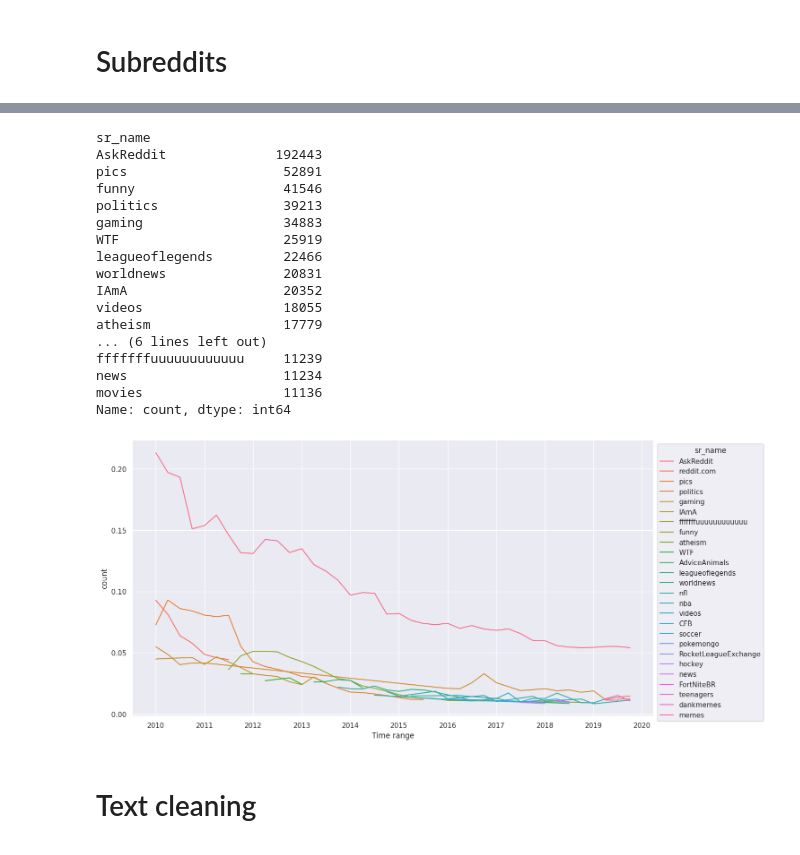
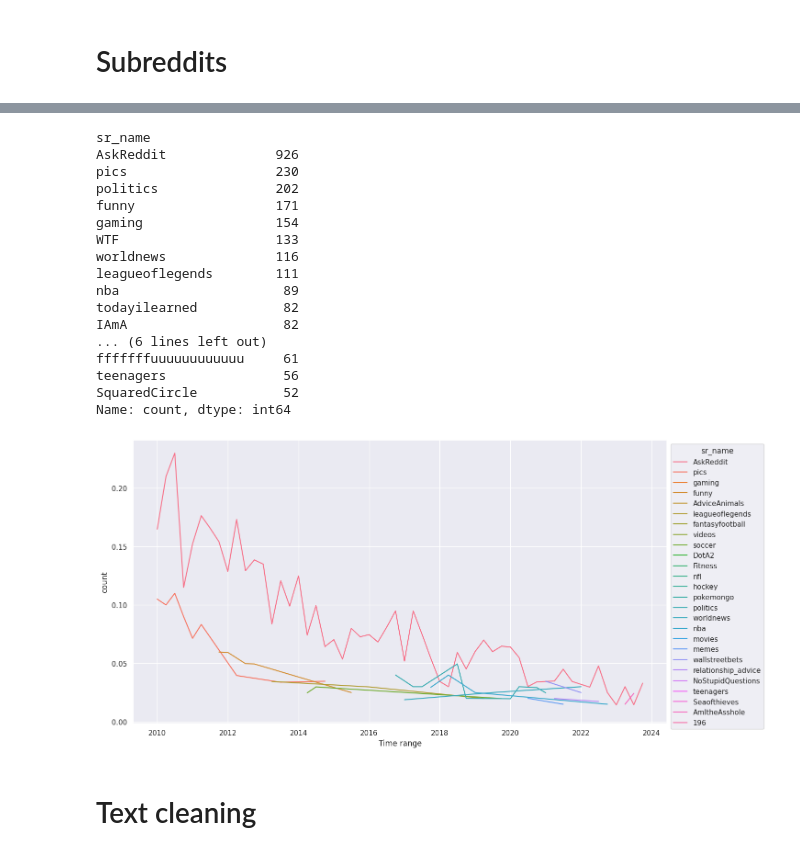
Before and after one commit to gems-cyberlang/cyberlang-learning, a Jupyter notebook: data-collection/praw-playground.ipynb, the cells around one changed output, grey strips where cells are left out. Cells and saved outputs as stored; diff of their text form; code cells hidden in the pictures.

```diff
--- a/data-collection/praw-playground.ipynb
+++ b/data-collection/praw-playground.ipynb
@@ -126,0 +91,3 @@ Length: 390185, dtype: int64
+# %%
+df, misses = load_data()
+df
@@ -154,5 +136,5 @@ first_id_actual, to_b36(first_id_actual)
 # %%
-config = Config.load(os.path.join(runs[len(runs) - 1], CONFIG_FILE_NAME))
+config = Config.load(CONFIG_FILE_NAME)
 config.start_date
 # %% [output]
 datetime.date(2010, 1, 1)
@@ -292,7 +245,6 @@ def with_time_range(df):
         dfs.append(filtered)
     return pd.concat(dfs)
 
-df = with_time_range(df)
-df.head(n=3)
+with_time_range(df).head(n=3)
 # %% [output]
 |  | id | time | sr_name | author_id | parent_fullname | post_id | upvotes | downvotes | body | ... |
@@ -526,35 +416,42 @@ df[df[SR_NAME] == "reddit.com"]
 df[df[SR_NAME] != "reddit.com"][SR_NAME].value_counts().nlargest(20)
 # %% [output]
 sr_name
-AskReddit              192443
-pics                    52891
-funny                   41546
-politics                39213
-gaming                  34883
-WTF                     25919
-leagueoflegends         22466
-worldnews               20831
-IAmA                    20352
-videos                  18055
-atheism                 17779
+AskReddit              926
+pics                   230
+politics               202
+funny                  171
+gaming                 154
+WTF                    133
+worldnews              116
+leagueoflegends        111
+nba                     89
+todayilearned           82
+IAmA                    82
 ... (6 lines left out)
-fffffffuuuuuuuuuuuu     11239
-news                    11234
-movies                  11136
+fffffffuuuuuuuuuuuu     61
+teenagers               56
+SquaredCircle           52
 Name: count, dtype: int64
 # %%
 # this looks at *count* rather than percent of comments from each subreddit
 # todo fix that (oversampling thing)
 
-data = df.groupby(TIME_RANGE).apply(lambda df: df[SR_NAME].value_counts(normalize=True).nlargest(5), include_groups=False)
+data = (
+    with_time_range(df)
+    .groupby(TIME_RANGE)
+    .apply(
+        lambda df: df[SR_NAME].value_counts(normalize=True).nlargest(2),
+        include_groups=False,
+    )
+)
 data = data.to_frame("count").reset_index()
 data[TIME_RANGE] = data[TIME_RANGE].apply(lambda tr: tr.start_date)
 
 plt.figure(figsize=(15, 8))
 ax = sns.lineplot(data, x=TIME_RANGE, y="count", hue=SR_NAME)
 sns.move_legend(ax, "upper left", bbox_to_anchor=(1, 1))
 # %% [output]
-[figure, old version]
+[figure, new version]
 # %% [markdown]
 # Text cleaning
 # %%
```
Also changed, not shown: parts of 37 cells of this notebook, 5 other files.
